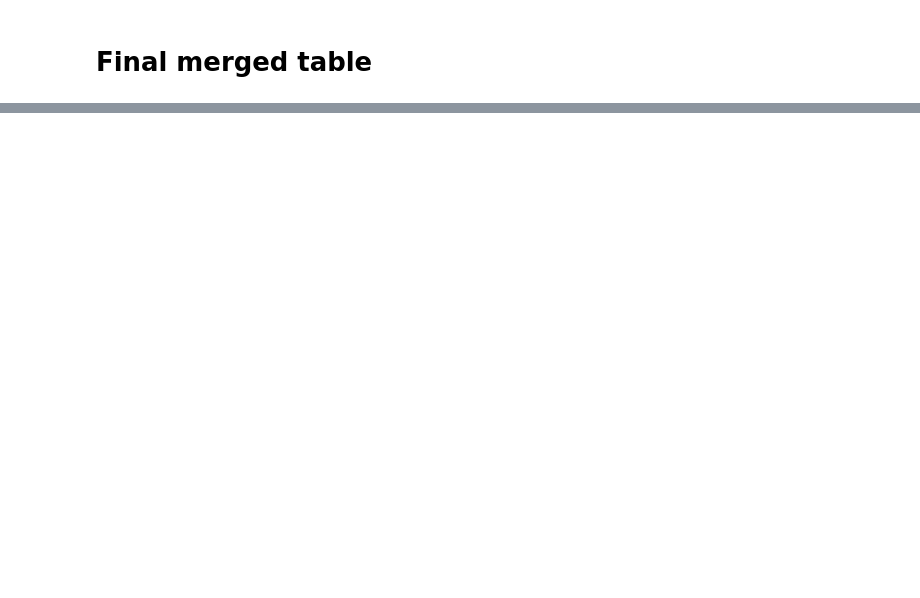
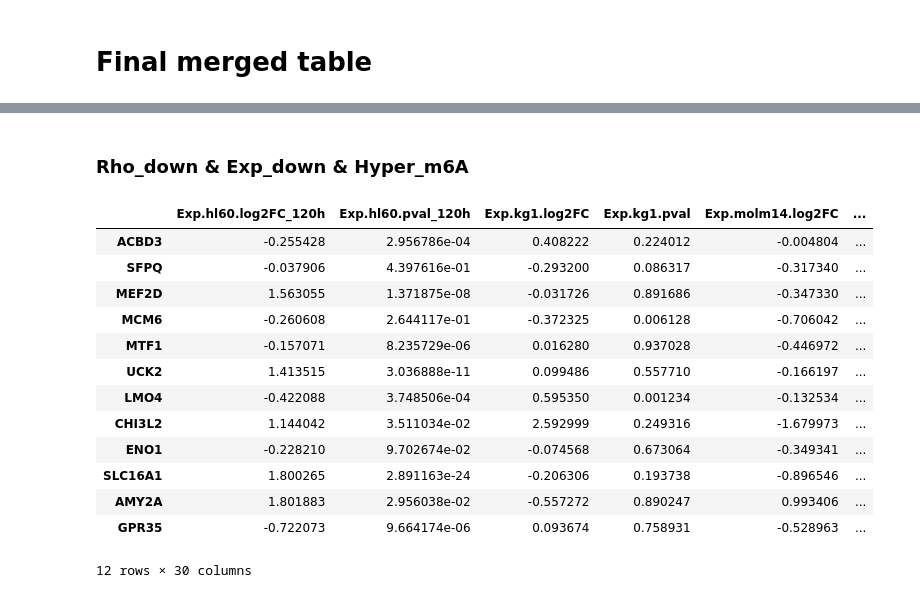
Before and after one commit to goodarzilab/Abe, a Jupyter notebook: Gilbertlab/Decitabine_treatment/combined_analysis-intersectional-genes.ipynb, the cells around one changed output, grey strips where cells are left out. Saved outputs shown, nothing was run; the diff lists cells and outputs as text; code cells hidden in the pictures; blank space fills up the shorter version.

```diff
--- a/Gilbertlab/Decitabine_treatment/combined_analysis-intersectional-genes.ipynb
+++ b/Gilbertlab/Decitabine_treatment/combined_analysis-intersectional-genes.ipynb
@@ -352,0 +116,21 @@ iter_by_two(['Exp_up', 'Exp_down'],['Rho_up', 'Rho_down'],['Hyper_m6A', 'Hypo_m6
+# %% [markdown]
+### Rho_down & Exp_down & Hyper_m6A
+# %%
+hypothesis2 = list(set(Rho_down).intersection(Exp_down,Hyper_m6A))
+
+make_final_table(hypothesis2)
+# %% [output]
+|  | Exp.hl60.log2FC_120h | Exp.hl60.pval_120h | Exp.kg1.log2FC | Exp.kg1.pval | Exp.molm14.log2FC | ... |
+| ACBD3 | -0.255428 | 2.956786e-04 | 0.408222 | 0.224012 | -0.004804 | ... |
+| SFPQ | -0.037906 | 4.397616e-01 | -0.293200 | 0.086317 | -0.317340 | ... |
+| MEF2D | 1.563055 | 1.371875e-08 | -0.031726 | 0.891686 | -0.347330 | ... |
+| MCM6 | -0.260608 | 2.644117e-01 | -0.372325 | 0.006128 | -0.706042 | ... |
+| MTF1 | -0.157071 | 8.235729e-06 | 0.016280 | 0.937028 | -0.446972 | ... |
+| UCK2 | 1.413515 | 3.036888e-11 | 0.099486 | 0.557710 | -0.166197 | ... |
+| LMO4 | -0.422088 | 3.748506e-04 | 0.595350 | 0.001234 | -0.132534 | ... |
+| CHI3L2 | 1.144042 | 3.511034e-02 | 2.592999 | 0.249316 | -1.679973 | ... |
+| ENO1 | -0.228210 | 9.702674e-02 | -0.074568 | 0.673064 | -0.349341 | ... |
+| SLC16A1 | 1.800265 | 2.891163e-24 | -0.206306 | 0.193738 | -0.896546 | ... |
+| AMY2A | 1.801883 | 2.956038e-02 | -0.557272 | 0.890247 | 0.993406 | ... |
+| GPR35 | -0.722073 | 9.664174e-06 | 0.093674 | 0.758931 | -0.528963 | ... |
+12 rows × 30 columns
```
Also changed, not shown: parts of 50 cells of this notebook, 5 other files.
